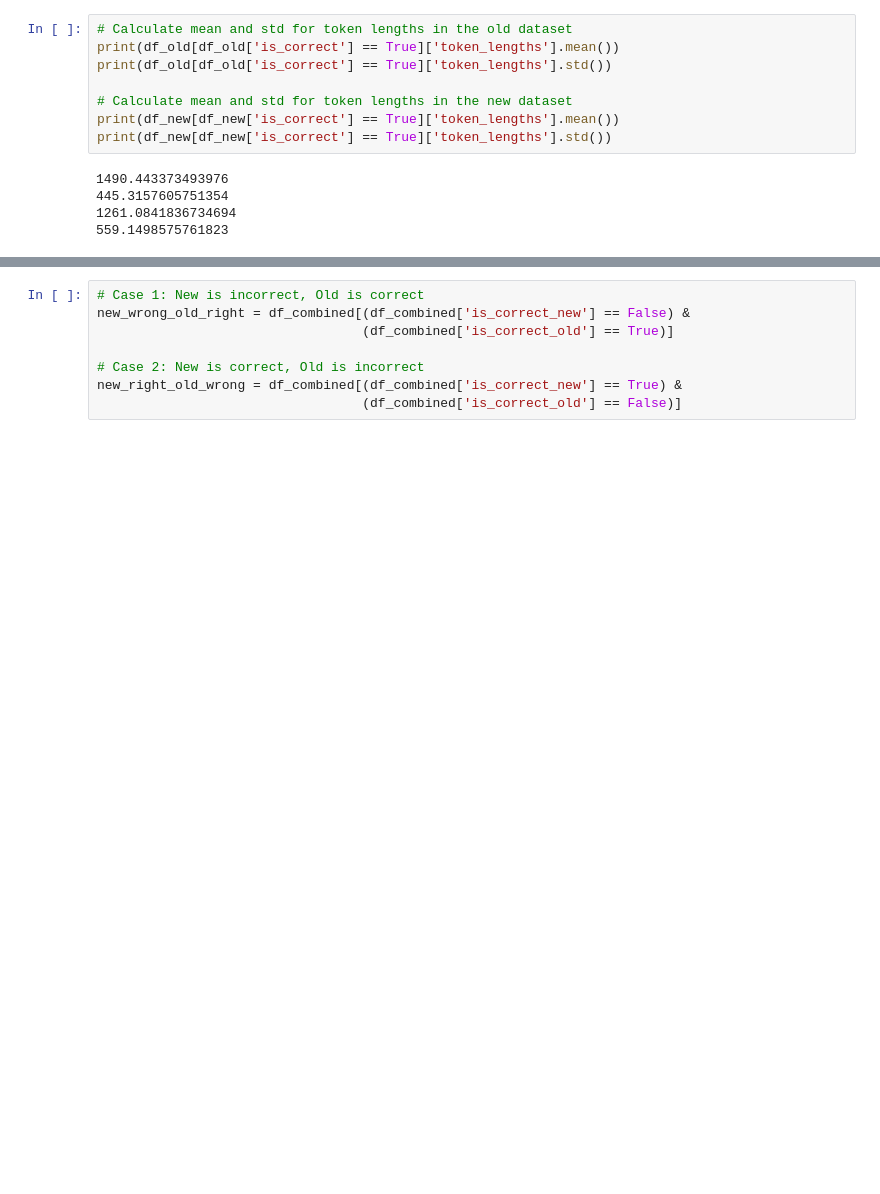
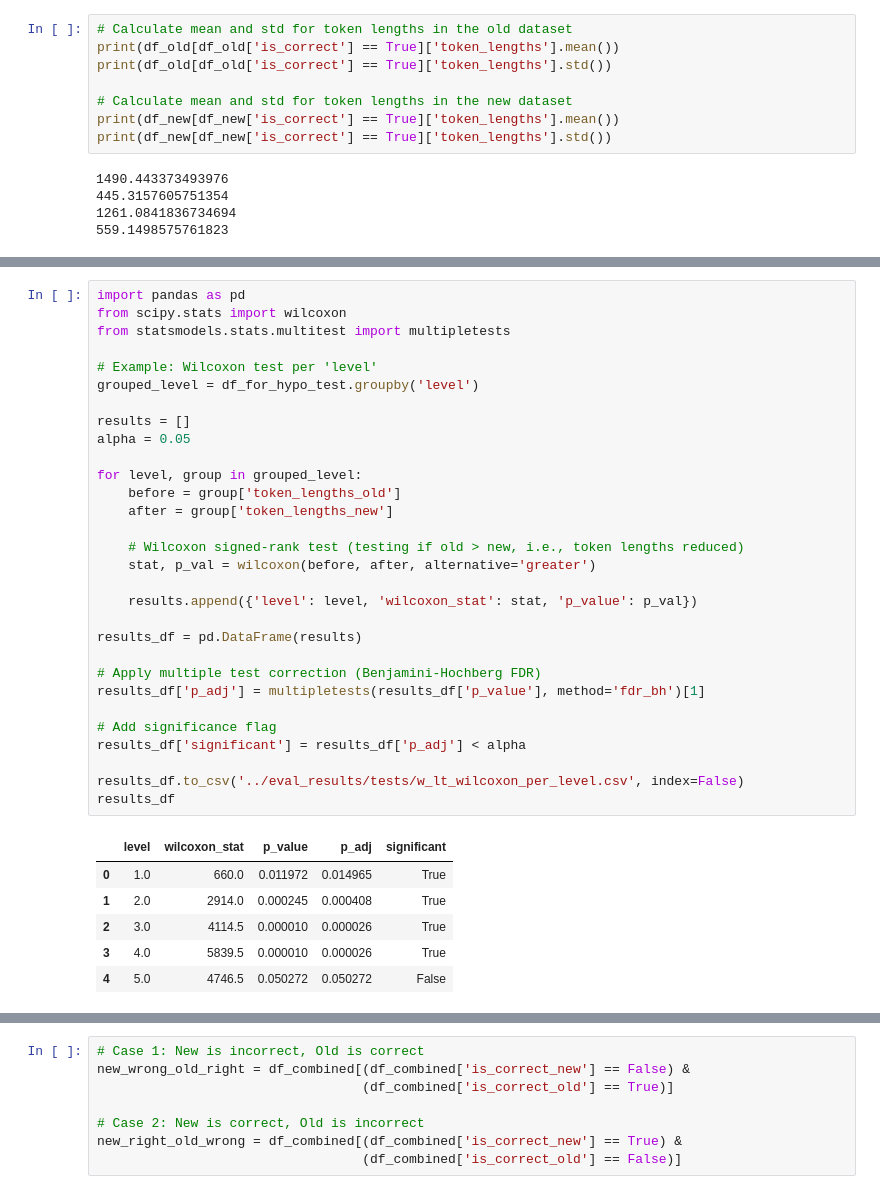
Before and after one commit to cayasryan/AdaptiveMathReasoning, a Jupyter notebook: explore/explore_eval_results.ipynb, the cells around one changed output, grey strips where cells are left out. Drawn from its saved outputs; the diff is of its cells as text; blank space fills up the shorter version.

```diff
--- a/explore/explore_eval_results.ipynb
+++ b/explore/explore_eval_results.ipynb
@@ -881,0 +1020,37 @@ print(df_new[df_new['is_correct'] == True]['token_lengths'].std())
+# %%
+import pandas as pd
+from scipy.stats import wilcoxon
+from statsmodels.stats.multitest import multipletests
+
+# Example: Wilcoxon test per 'level'
+grouped_level = df_for_hypo_test.groupby('level')
+
+results = []
+alpha = 0.05
+
+for level, group in grouped_level:
+    before = group['token_lengths_old']
+    after = group['token_lengths_new']
+
+    # Wilcoxon signed-rank test (testing if old > new, i.e., token lengths reduced)
+    stat, p_val = wilcoxon(before, after, alternative='greater')
+
+    results.append({'level': level, 'wilcoxon_stat': stat, 'p_value': p_val})
+
+results_df = pd.DataFrame(results)
+
+# Apply multiple test correction (Benjamini-Hochberg FDR)
+results_df['p_adj'] = multipletests(results_df['p_value'], method='fdr_bh')[1]
+
+# Add significance flag
+results_df['significant'] = results_df['p_adj'] < alpha
+
+results_df.to_csv('../eval_results/tests/w_lt_wilcoxon_per_level.csv', index=False)
+results_df
+# %% [output]
+|  | level | wilcoxon_stat | p_value | p_adj | significant |
+| 0 | 1.0 | 660.0 | 0.011972 | 0.014965 | True |
+| 1 | 2.0 | 2914.0 | 0.000245 | 0.000408 | True |
+| 2 | 3.0 | 4114.5 | 0.000010 | 0.000026 | True |
+| 3 | 4.0 | 5839.5 | 0.000010 | 0.000026 | True |
+| 4 | 5.0 | 4746.5 | 0.050272 | 0.050272 | False |
```
Also changed, not shown: parts of 17 cells of this notebook.
